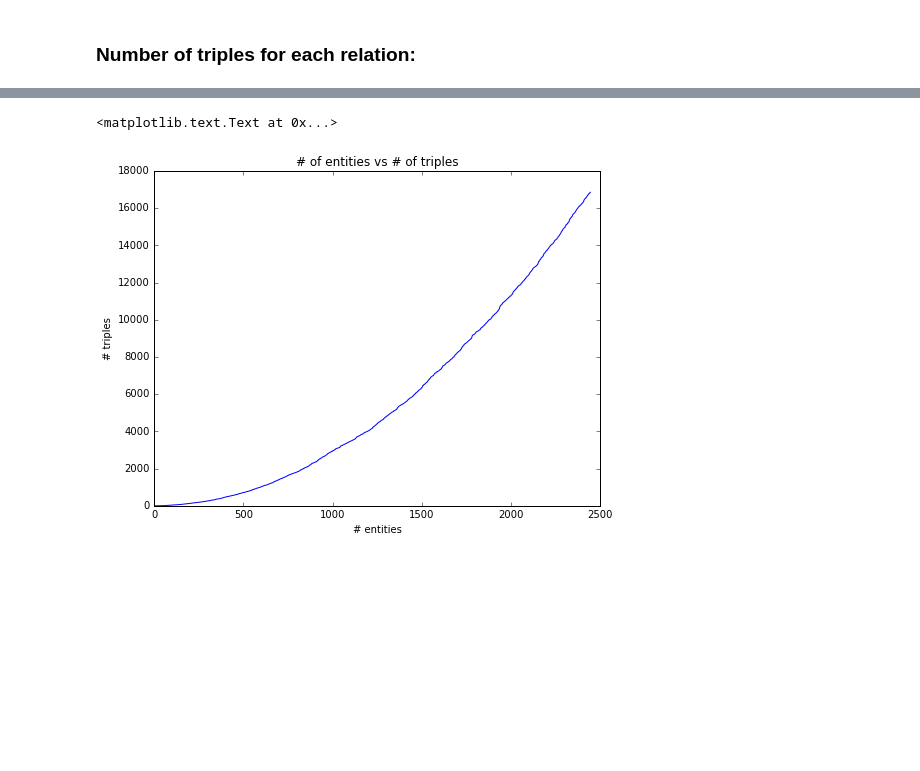
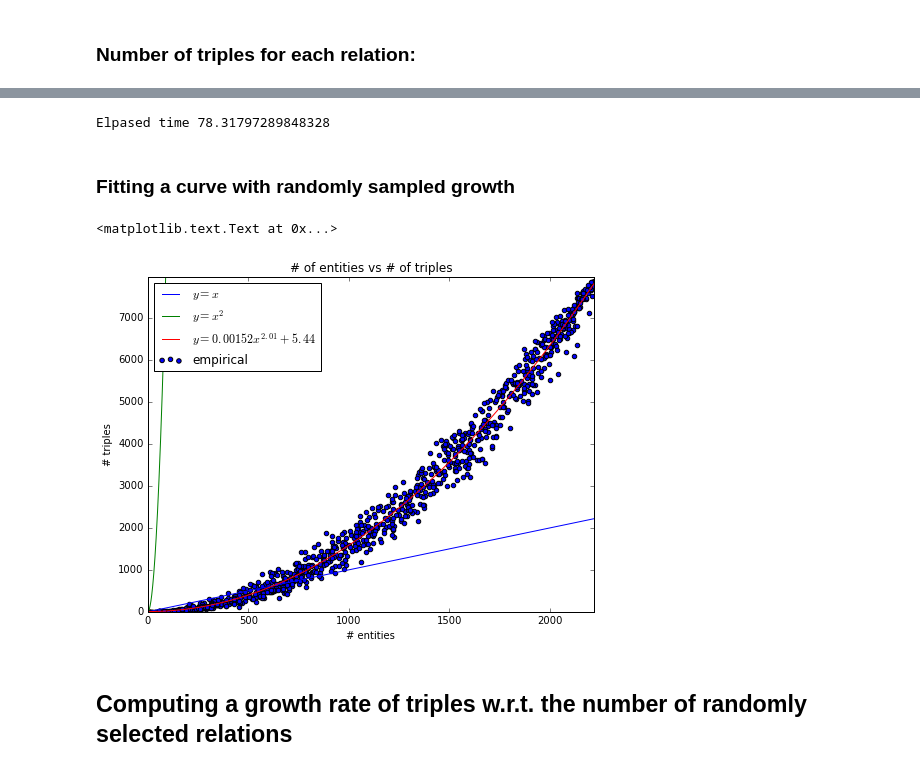
Before and after one commit to dongwookim-ml/sparse-graph-prior, a Jupyter notebook: notebooks/SimulateKnowledgeGraph.ipynb, the cells around one changed output, grey strips where cells are left out. Saved outputs shown, nothing was run; the diff lists cells and outputs as text; code cells hidden in the pictures; blank space fills up the shorter version.

```diff
--- a/notebooks/SimulateKnowledgeGraph.ipynb
+++ b/notebooks/SimulateKnowledgeGraph.ipynb
@@ -85,9 +48,55 @@ avg_cnt = [np.mean(n_triple[i]) for i in range(n_e)]
-# %%
-plt.figure(figsize=(8,6))
-plt.plot(avg_cnt, label='empirical')
-plt.title('# of entities vs # of triples')
-plt.xlabel('# entities')
-plt.ylabel('# triples')
-# %% [output]
-<matplotlib.text.Text at 0x...>
-[figure, removed]
+# %%
+def random_entity_triple(T, n_samples = 100):
+    n_r = len(T); n_e = T[0].shape[0]
+    n_entities = list()
+    n_triples = list()
+
+    en_shuffle = np.arange(n_e)
+    collapsedT = csc_matrix(T[0])
+    for r in range(1, n_r):
+        collapsedT += T[r]
+
+    tic = time.time()
+    for s in range(n_samples):
+        r_samples = np.random.randint(2, n_e)
+        np.random.shuffle(en_shuffle)
+
+        cnt = collapsedT[np.ix_(en_shuffle[:r_samples], en_shuffle[:r_samples])].sum()
+
+        n_entities.append(r_samples)
+        n_triples.append(cnt)
+
+    print('Elpased time', time.time()-tic)
+    return n_entities, n_triples
+
+n_entities, n_triples = random_entity_triple(T, n_samples = 1000)
+# %% [output]
+Elpased time 78.31797289848328
+# %% [markdown]
+### Fitting a curve with randomly sampled growth
+# %%
+def func(x, a, b, c):
+    return c*x**a + b
+
+popt, pcov = curve_fit(func, n_entities, n_triples)
+fitted_t = func(np.arange(n_e), *popt)
+# %%
+plt.figure(figsize=(8,6))
+plt.scatter(n_entities, n_triples, label='empirical')
+first_order = [x for x in range(n_e)]
+second_order = [x**2 for x in range(n_e)]
+plt.plot(first_order, label='$y=x$')
+plt.plot(second_order, label='$y=x^2$')
+plt.plot(fitted_t, label='$y=%.5f x^{%.2f} + %.2f$' % (popt[2], popt[0], popt[1]))
+
+plt.legend(loc='upper left')
+plt.xlim([0, np.max(n_entities)])
+plt.ylim([0, np.max(n_triples)+100])
+plt.title('# of entities vs # of triples')
+plt.xlabel('# entities')
+plt.ylabel('# triples')
+# %% [output]
+<matplotlib.text.Text at 0x...>
+[figure, added]
+# %% [markdown]
+## Computing a growth rate of triples w.r.t. the number of randomly selected relations
```
Also changed, not shown: parts of 20 cells of this notebook, 3 other files.
